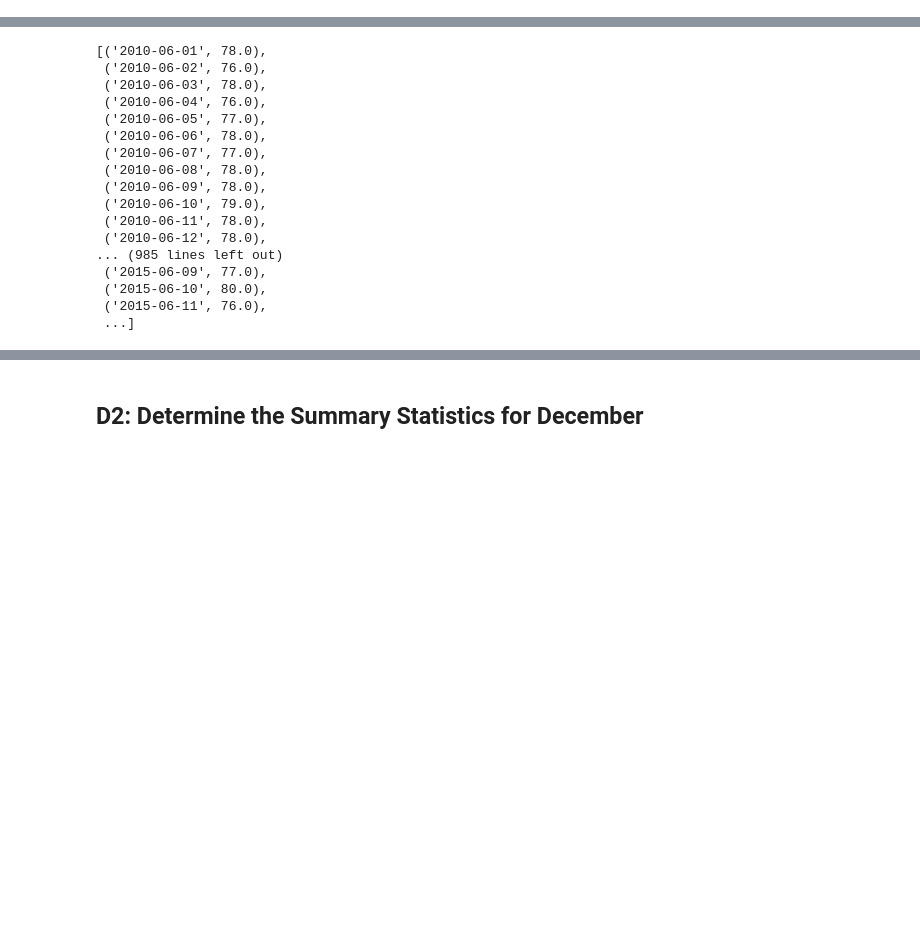
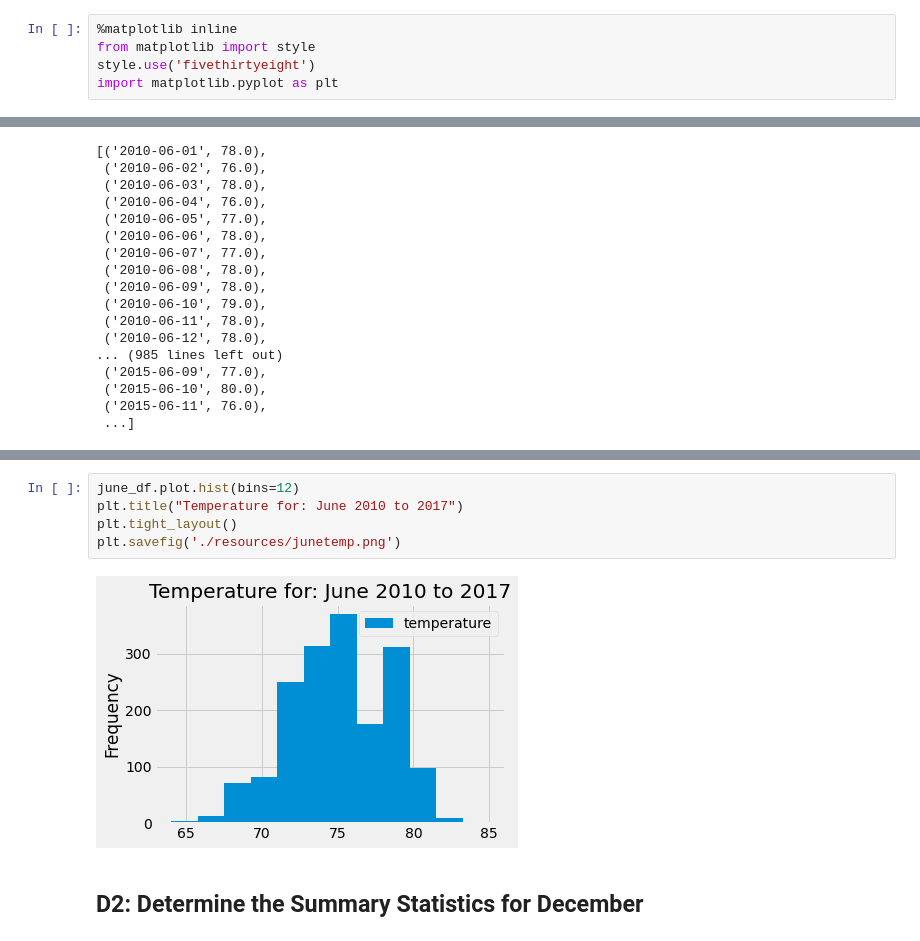
Before and after one commit to suyinwb/surfs_up, a Jupyter notebook: SurfsUp_Challenge.ipynb, the cells around one changed output, grey strips where cells are left out. Drawn from its saved outputs; the diff is of its cells as text; blank space fills up the shorter version.

```diff
--- a/SurfsUp_Challenge.ipynb
+++ b/SurfsUp_Challenge.ipynb
@@ -1,3 +1,8 @@
+# %%
+%matplotlib inline
+from matplotlib import style
+style.use('fivethirtyeight')
+import matplotlib.pyplot as plt
 # %%
 # Dependencies
 import numpy as np
@@ -98,6 +114,13 @@ june_df.describe()
 | 50% | 75.000000 |
 | 75% | 77.000000 |
 | max | 85.000000 |
+# %%
+june_df.plot.hist(bins=12)
+plt.title("Temperature for: June 2010 to 2017")
+plt.tight_layout()
+plt.savefig('./resources/junetemp.png')
+# %% [output]
+[figure, added]
 # %% [markdown]
 ## D2: Determine the Summary Statistics for December
 # %%
```
Also changed, not shown: parts of 18 cells of this notebook.
